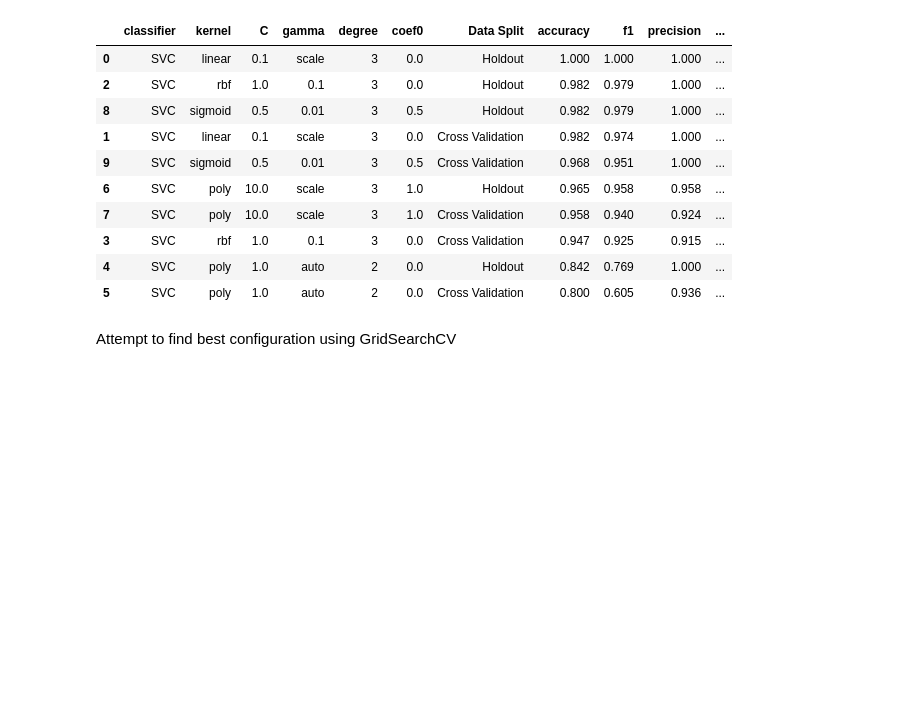
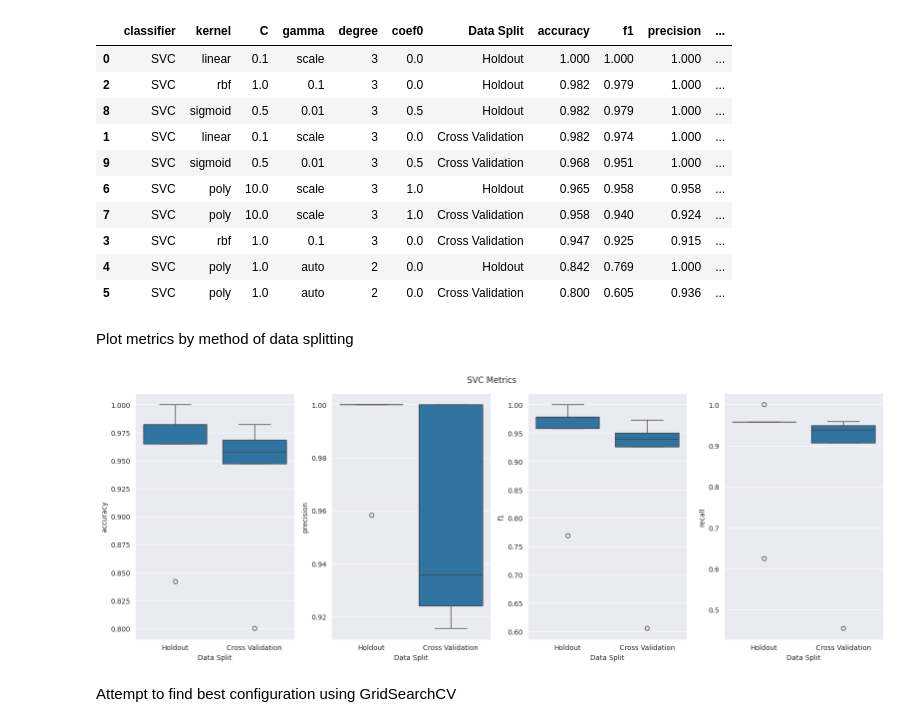
Before and after one commit to zGabor2001/ML, a Jupyter notebook: assignment1/breast_cancer_dataset.ipynb, the cells around one changed output. Cells and saved outputs as stored; diff of their text form; code cells hidden in the pictures; blank space fills up the shorter version.

```diff
--- a/assignment1/breast_cancer_dataset.ipynb
+++ b/assignment1/breast_cancer_dataset.ipynb
@@ -417,6 +446,12 @@ svc_results_df.sort_values(by='accuracy', ascending=False).round(3)
 | 3 | SVC | rbf | 1.0 | 0.1 | 3 | 0.0 | Cross Validation | 0.947 | 0.925 | 0.915 | ... |
 | 4 | SVC | poly | 1.0 | auto | 2 | 0.0 | Holdout | 0.842 | 0.769 | 1.000 | ... |
 | 5 | SVC | poly | 1.0 | auto | 2 | 0.0 | Cross Validation | 0.800 | 0.605 | 0.936 | ... |
+# %% [markdown]
+Plot metrics by method of data splitting
+# %%
+boxplot_metric_by_class(svc_results_df, ['accuracy', 'precision', 'f1', 'recall'], 'Data Split', 'SVC Metrics')
+# %% [output]
+[figure, added]
 # %% [markdown]
 Attempt to find best configuration using GridSearchCV
 # %%
```
Also changed, not shown: parts of 11 cells of this notebook.
